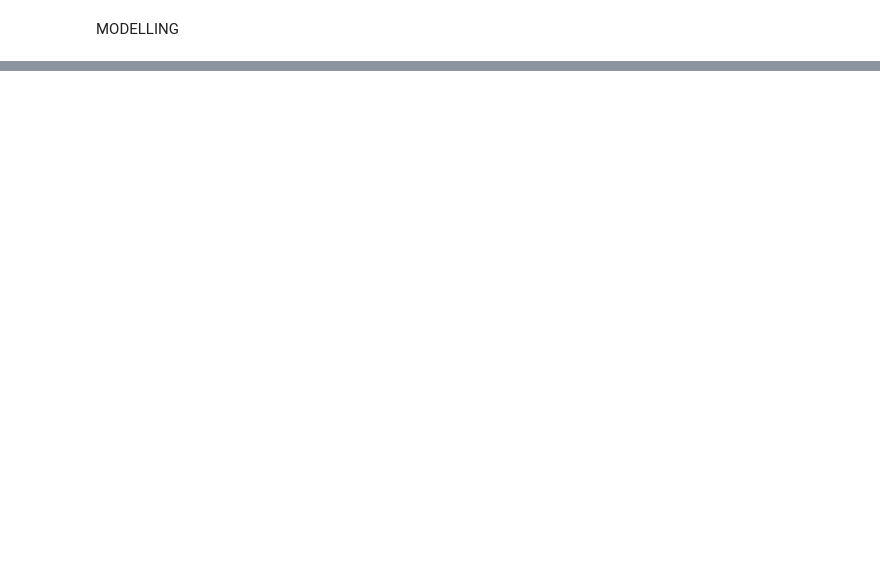
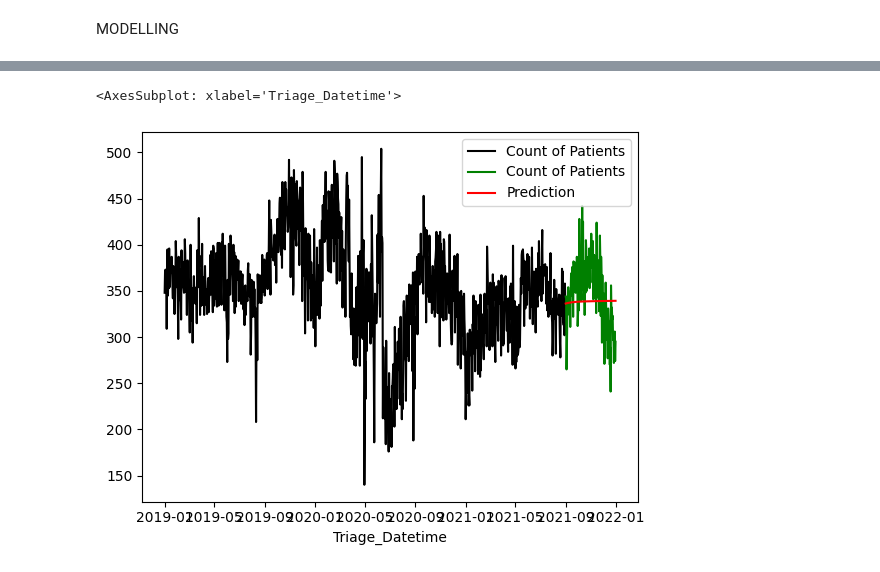
Before and after one commit to sumaiyahchinoy/er-dashboard-fyp-cronpipeline, a Jupyter notebook: TSModelling(Notebook).ipynb, the cells around one changed output, grey strips where cells are left out. Saved outputs shown, nothing was run; the diff lists cells and outputs as text; code cells hidden in the pictures; blank space fills up the shorter version.

```diff
--- a/TSModelling(Notebook).ipynb
+++ b/TSModelling(Notebook).ipynb
@@ -114,2 +99,6 @@ sns.lineplot(x = 'Triage_Datetime', y = 'Count of Patients', data = test)
 # %% [markdown]
 MODELLING
+# %%
+train.index = train['Triage_Datetime']
+del train['Triage_Datetime']
+train.head()
@@ -115,0 +107,4 @@ MODELLING
+# %%
+test.index = test['Triage_Datetime']
+del test['Triage_Datetime']
+test.head()
@@ -124,0 +146,7 @@ ModuleNotFoundError: No module named 'pmdarima'
+# %%
+sns.lineplot(data = train, palette = ['black'])
+sns.lineplot(data = test, palette = ['green'])
+sns.lineplot(data = forecast, palette = ['red'])
+# %% [output]
+<AxesSubplot: xlabel='Triage_Datetime'>
+[figure, added]
```
Also changed, not shown: parts of 12 cells of this notebook.
